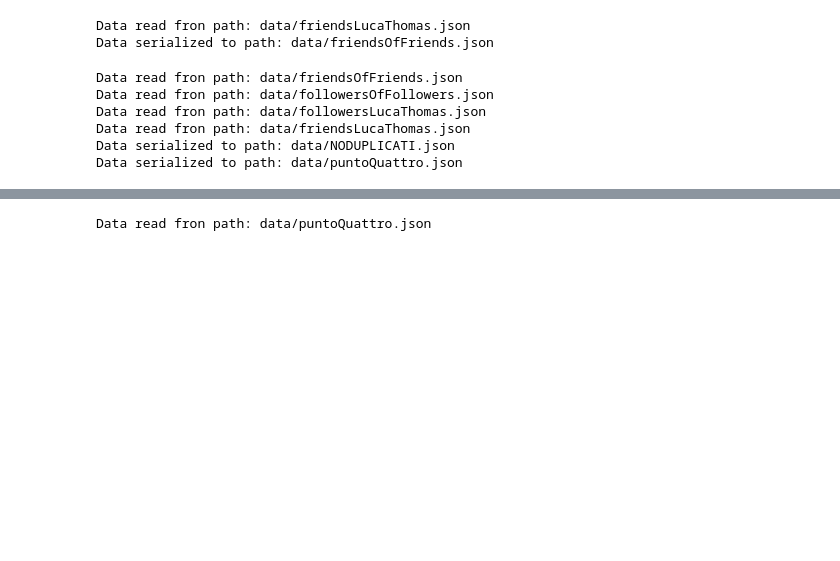
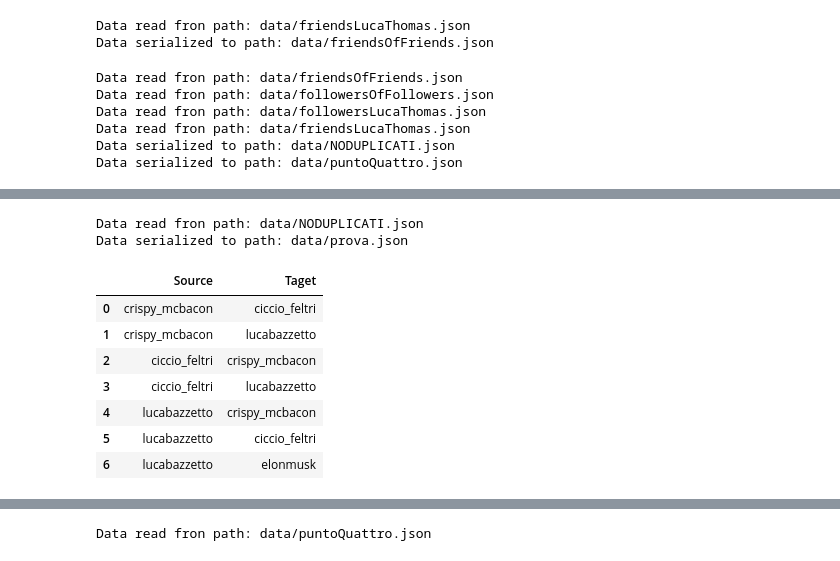
Before and after one commit to Uniud-IoT/ProgettoSC2020, a Jupyter notebook: Progetto.ipynb, the cells around one changed output, grey strips where cells are left out. Saved outputs shown, nothing was run; the diff lists cells and outputs as text; code cells hidden in the pictures; blank space fills up the shorter version.

```diff
--- a/Progetto.ipynb
+++ b/Progetto.ipynb
@@ -5,11 +5,13 @@ import scipy as sp
 import os
 import json
 import pprint
+from IPython.core.display import display
 %matplotlib inline
 import tweepy
 import networkx as nx
 import random
 from pyvis.network import Network
 from functions_file import *
-print("imported completed! ciaoooo")
+data_folder = "data"
+print("imported completed!")
 # %% [output]
@@ -23,3 +19,9 @@ bearer_token = "AAAAAAAAAAAAAAAAAAAAAPUTJQEAAAAA8%2FTr01XqXtQ7NcaRUgtKtK2M%2BR0%
+# %%
+consumer_key = "GvDHFIS3fpCfZR2hwEGhE5oCZ"
+consumer_secret = "LCwgUZgFOjJppd4jg6Cf4mgohUTc6Ro7Yaals87LdNLmS3d9zB"
+access_token = "810960428385890304-aVlOFR9EExKdDPZCsh5EDN5Nm9SUmb9"
+access_secret = "XJkr9dKABPkSvRIgpyQeNapg2o6ldP4VoNbTids9QXGWT"
+bearer_token = "AAAAAAAAAAAAAAAAAAAAAA8UJQEAAAAAOD26yUUUPHF9zeAe56TtzGYUK8Q%3DRh6u9TAI7T7b5TJABTBOP5WwWSL0Cbvv5a6JJwg8MursyOOt9L"
 # %%
 auth = tweepy.OAuthHandler(consumer_key, consumer_secret)
 auth.set_access_token(access_token, access_secret)
@@ -211,0 +172,36 @@ Data read fron path: data/NODUPLICATI.json
+# %%
+#salvo in un dataframe le relazioni
+def is_following(sourceid,targetid, api):
+    friendship = api.show_friendship(source_screen_name=sourceid, target_screen_name=targetid)
+    if friendship[0].following:
+        return True
+    return False
+
+files = read_json(f"{data_folder}/NODUPLICATI.json")
+sourceTarget = {}
+index = 0
+for source in files:
+    for target in files:
+        isFollowing = is_following(source,target,api)
+        if isFollowing:
+            sourceTargetTemp = {}
+            sourceTargetTemp["Source"] = source
+            sourceTargetTemp["Taget"] = target
+            sourceTarget[index] = sourceTargetTemp
+            index = index + 1
+
+serialize_json(data_folder,"prova.json", sourceTarget)
+df = pd.DataFrame.from_dict(sourceTarget,orient='index')
+display(df)
+df.to_csv("sourceTarget.csv", index=False, encoding='utf-8')
+# %% [output]
+Data read fron path: data/NODUPLICATI.json
+Data serialized to path: data/prova.json
+|  | Source | Taget |
+| 0 | crispy_mcbacon | ciccio_feltri |
+| 1 | crispy_mcbacon | lucabazzetto |
+| 2 | ciccio_feltri | crispy_mcbacon |
+| 3 | ciccio_feltri | lucabazzetto |
+| 4 | lucabazzetto | crispy_mcbacon |
+| 5 | lucabazzetto | ciccio_feltri |
+| 6 | lucabazzetto | elonmusk |
```
Also changed, not shown: parts of 6 cells of this notebook.
